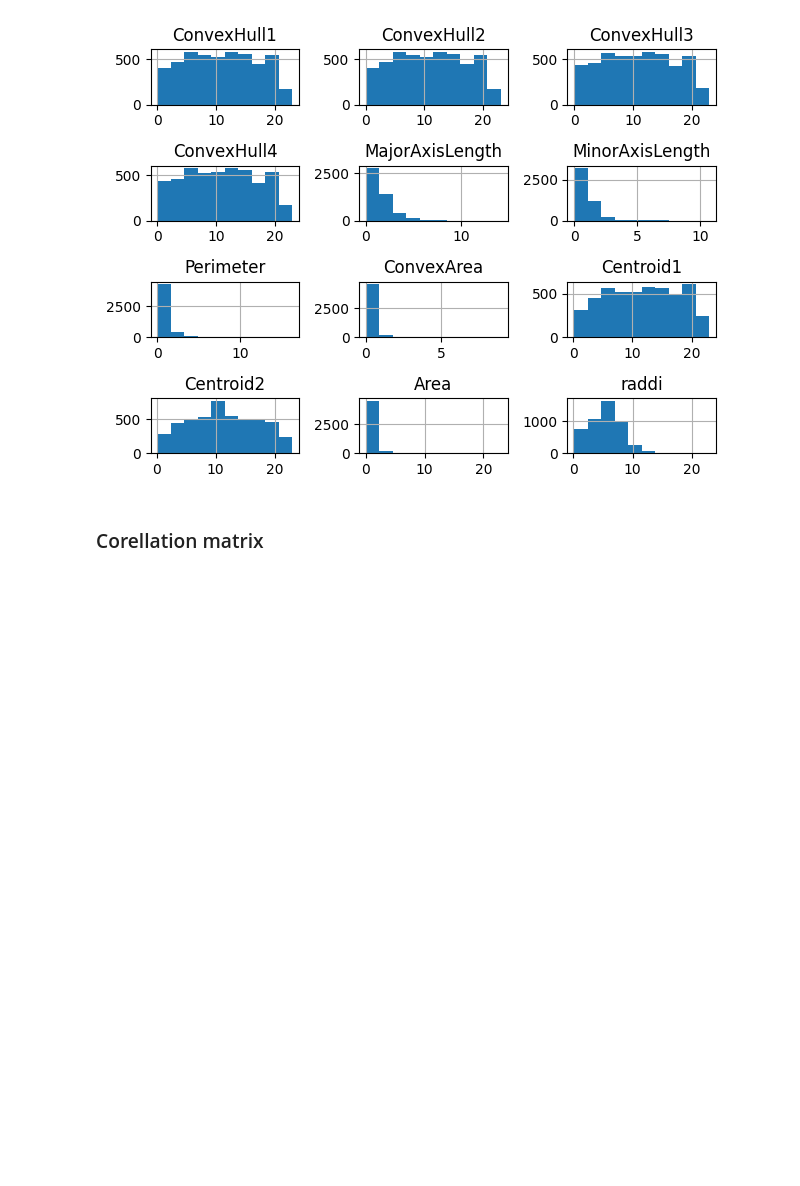
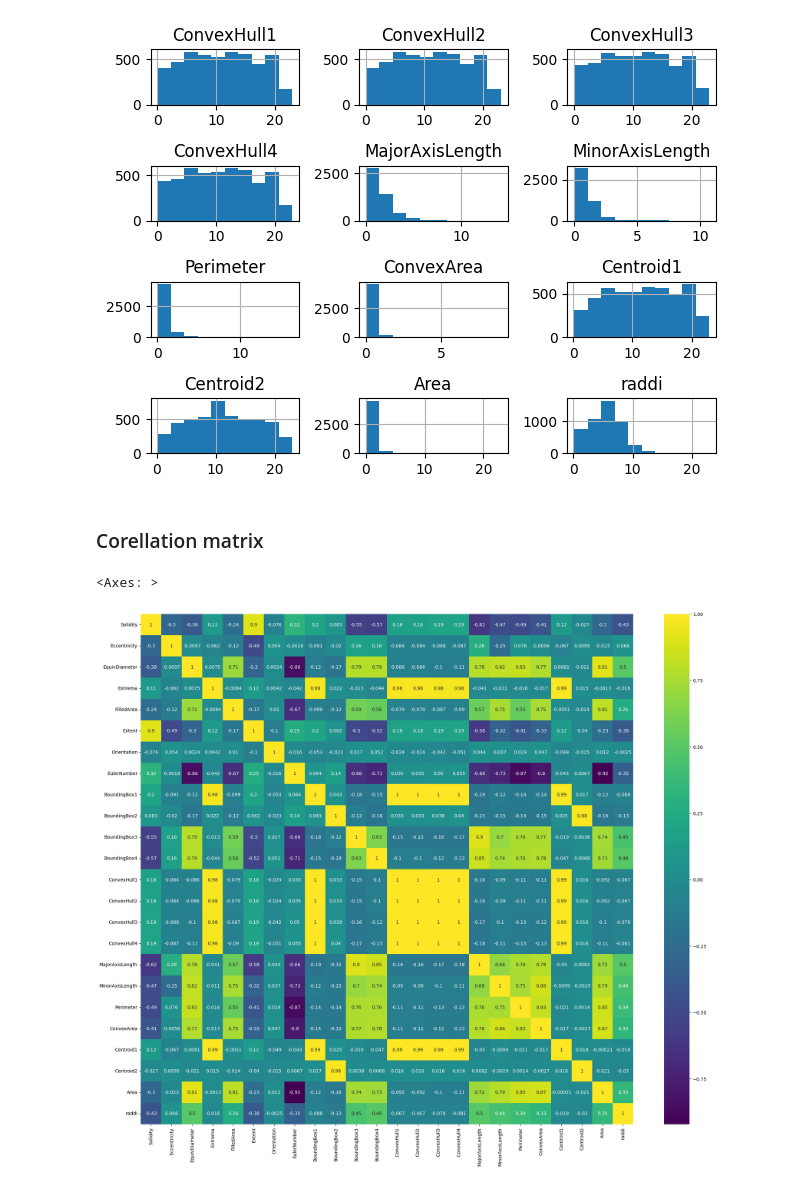
Before and after one commit to dabokva/ProjectML, a Jupyter notebook: finalDocumentation.ipynb, the cells around one changed output. Saved outputs shown, nothing was run; the diff lists cells and outputs as text; code cells hidden in the pictures; blank space fills up the shorter version.

Commit message:
corellation matrix

```diff
--- a/finalDocumentation.ipynb
+++ b/finalDocumentation.ipynb
@@ -105,7 +105,7 @@ Name: count, dtype: int64
 Lets investigate given classes in a more precise manner.
 # %%
 class_distribution = df['microorganisms'].value_counts(normalize=True)*100
-df_truncated = df.drop_duplicates()
+df_truncated = df.drop_duplicates(keep='first')
 df_truncated = df_truncated.loc[~(df_truncated == 0.0).any(axis=1)]
 class_distribution_truncated = df_truncated['microorganisms'].value_counts(normalize=True)*100
 
@@ -193,3 +193,12 @@ plt.tight_layout()
 [figure]
 # %% [markdown]
 ### Corellation matrix
+# %%
+#df_truncated.drop(columns=['ConvexHull2'], inplace=True)
+
+matrix = df_truncated.drop('microorganisms', axis=1).corr()
+plt.figure(figsize=(24,20))
+sns.heatmap(matrix, cmap="viridis", annot=True)
+# %% [output]
+<Axes: >
+[figure, added]
```
